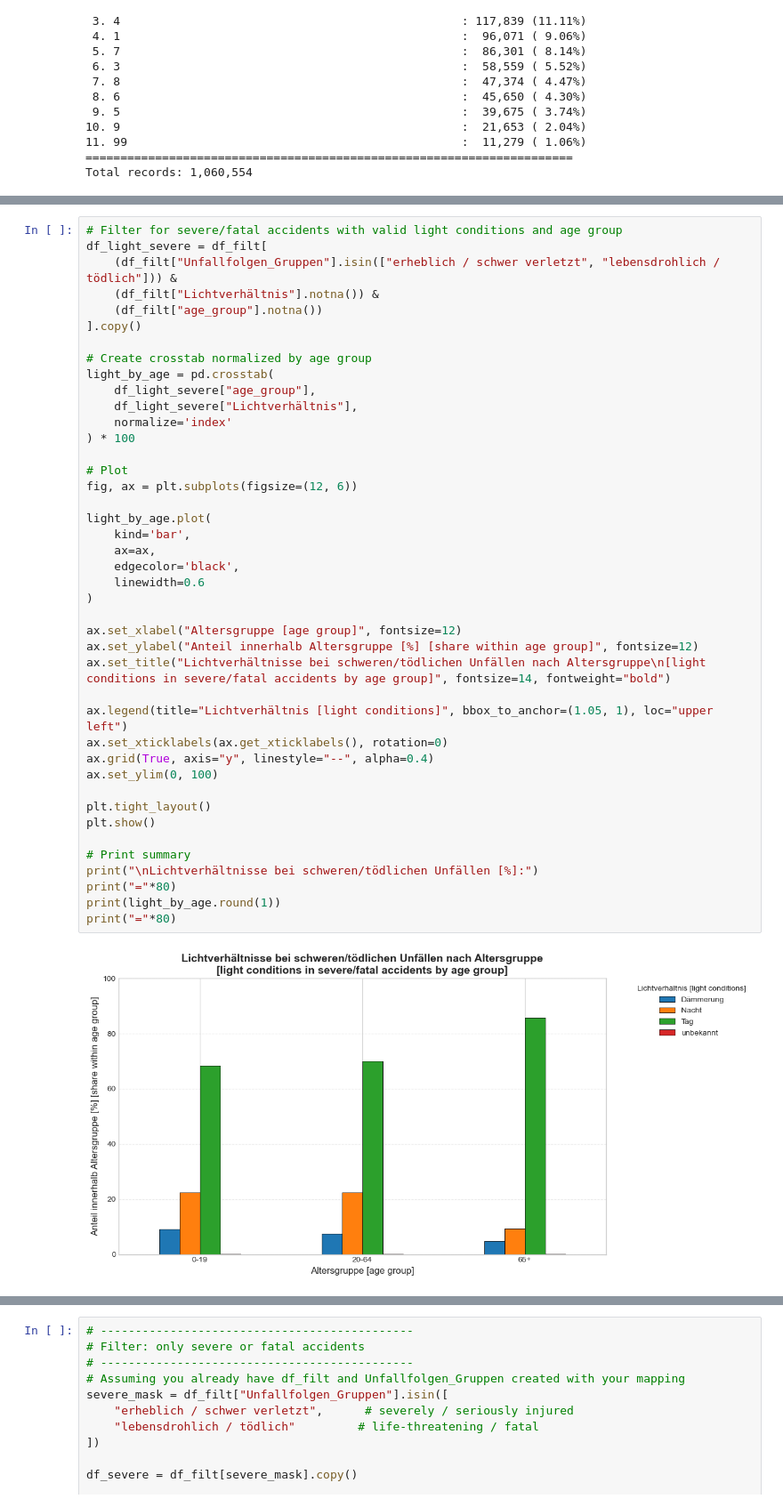
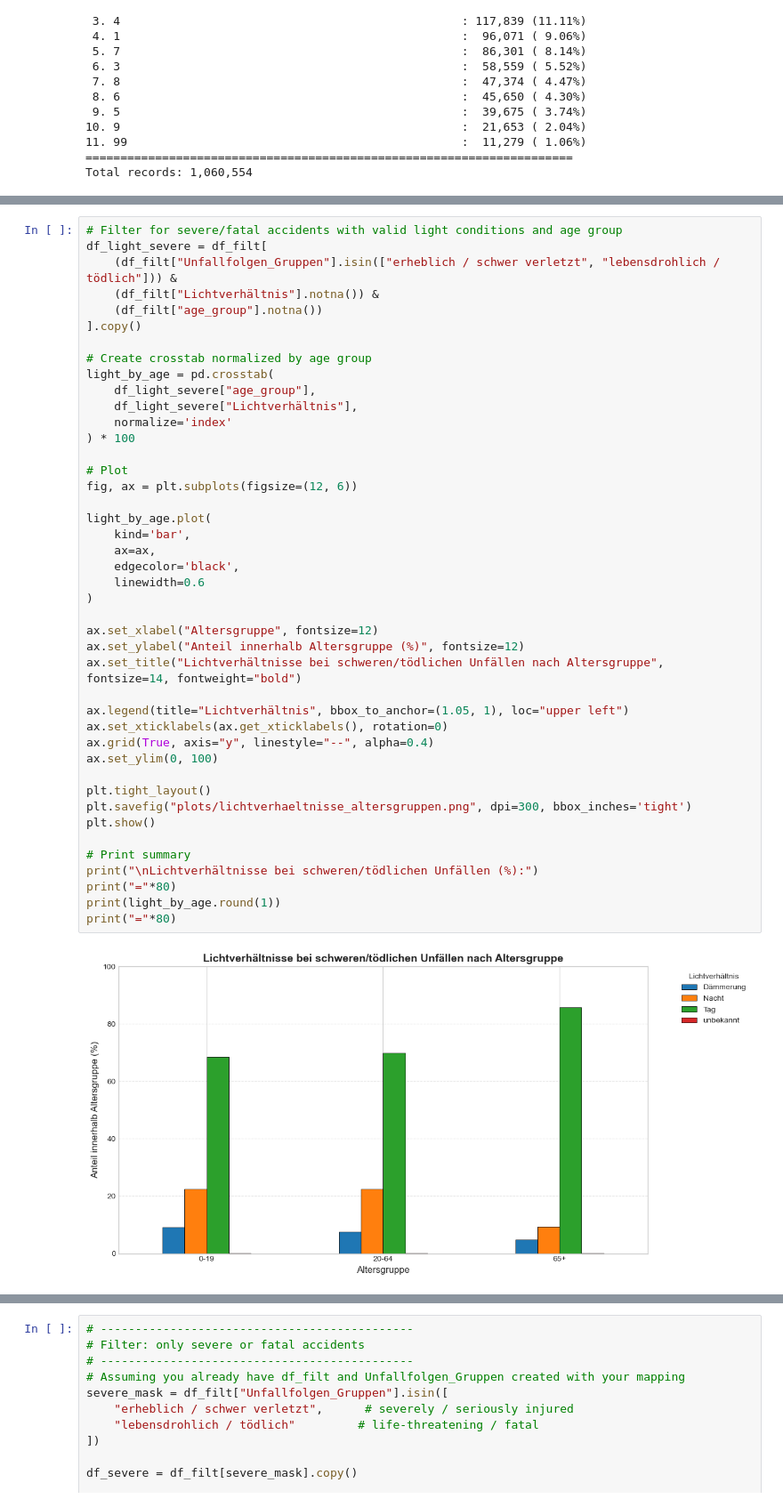
Before and after one commit to alishka-def/road_safety, a Jupyter notebook: senioren_analysis.ipynb, the cells around one changed output, grey strips where cells are left out. Shown at 89% size. Cells and saved outputs as stored; diff of their text form.

```diff
--- a/senioren_analysis.ipynb
+++ b/senioren_analysis.ipynb
@@ -1241,36 +1631,37 @@ df_light_severe = df_filt[
 # Create crosstab normalized by age group
 light_by_age = pd.crosstab(
     df_light_severe["age_group"],
     df_light_severe["Lichtverhältnis"],
     normalize='index'
 ) * 100
 
 # Plot
 fig, ax = plt.subplots(figsize=(12, 6))
 
 light_by_age.plot(
     kind='bar',
     ax=ax,
     edgecolor='black',
     linewidth=0.6
 )
 
-ax.set_xlabel("Altersgruppe [age group]", fontsize=12)
-ax.set_ylabel("Anteil innerhalb Altersgruppe [%] [share within age group]", fontsize=12)
-ax.set_title("Lichtverhältnisse bei schweren/tödlichen Unfällen nach Altersgruppe\n[light conditions in severe/fatal accidents by age group]", fontsize=14, fontweight="bold")
+ax.set_xlabel("Altersgruppe", fontsize=12)
+ax.set_ylabel("Anteil innerhalb Altersgruppe (%)", fontsize=12)
+ax.set_title("Lichtverhältnisse bei schweren/tödlichen Unfällen nach Altersgruppe", fontsize=14, fontweight="bold")
 
-ax.legend(title="Lichtverhältnis [light conditions]", bbox_to_anchor=(1.05, 1), loc="upper left")
+ax.legend(title="Lichtverhältnis", bbox_to_anchor=(1.05, 1), loc="upper left")
 ax.set_xticklabels(ax.get_xticklabels(), rotation=0)
 ax.grid(True, axis="y", linestyle="--", alpha=0.4)
 ax.set_ylim(0, 100)
 
 plt.tight_layout()
+plt.savefig("plots/lichtverhaeltnisse_altersgruppen.png", dpi=300, bbox_inches='tight')
 plt.show()
 
 # Print summary
-print("\nLichtverhältnisse bei schweren/tödlichen Unfällen [%]:")
+print("\nLichtverhältnisse bei schweren/tödlichen Unfällen (%):")
 print("="*80)
 print(light_by_age.round(1))
 print("="*80)
 # %% [output]
-[figure, old version]
+[figure, new version]
```
Also changed, not shown: parts of 43 cells of this notebook, 15 other files.
